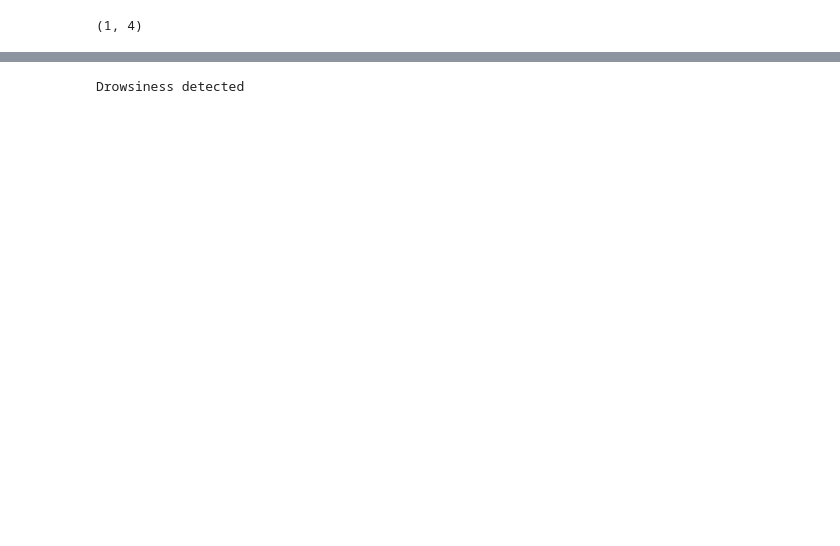
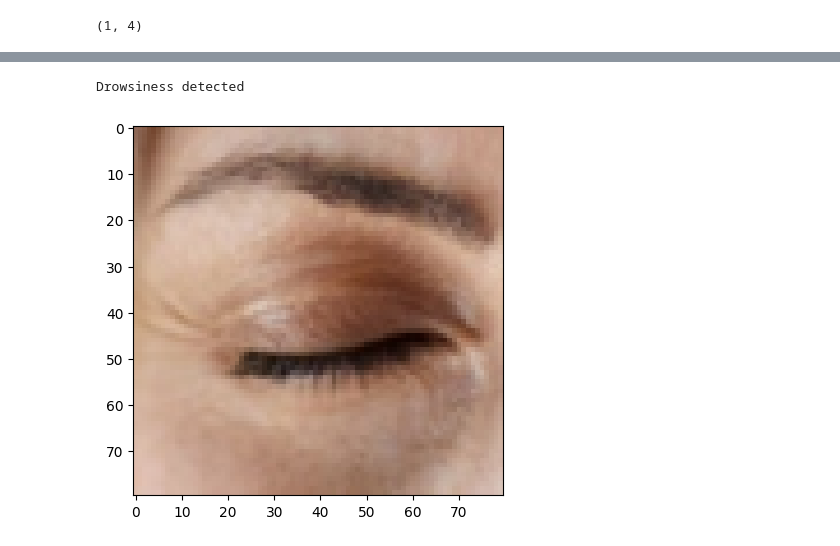
Before and after one commit to sehilakallai/Deep_Learning_Projects, a Jupyter notebook: Driver_Drowsiness_Detection_System.ipynb, the cells around one changed output, grey strips where cells are left out. Cells and saved outputs as stored; diff of their text form; code cells hidden in the pictures; blank space fills up the shorter version.

```diff
--- a/Driver_Drowsiness_Detection_System.ipynb
+++ b/Driver_Drowsiness_Detection_System.ipynb
@@ -231,17 +235,21 @@ Yawning detected
 # %%
 if (predicted_label_index==0) & (predicted_label_index==3):
     print('Drowsiness detected')
 
 elif (predicted_label_index==3):
     print('Drowsiness detected')
 
 elif predicted_label_index==2 & (predicted_label_index==3):
     print('Drowsiness detected')
 
 elif (predicted_label_index==1) & (predicted_label_index==2):
     print('No drowsiness detected')
 
 elif predicted_label_index==1:
     print('No drowsiness detected')
+
+plt.imshow(img)
+plt.show()
 # %% [output]
 Drowsiness detected
+[figure, added]
```
Also changed, not shown: parts of 7 cells of this notebook.
